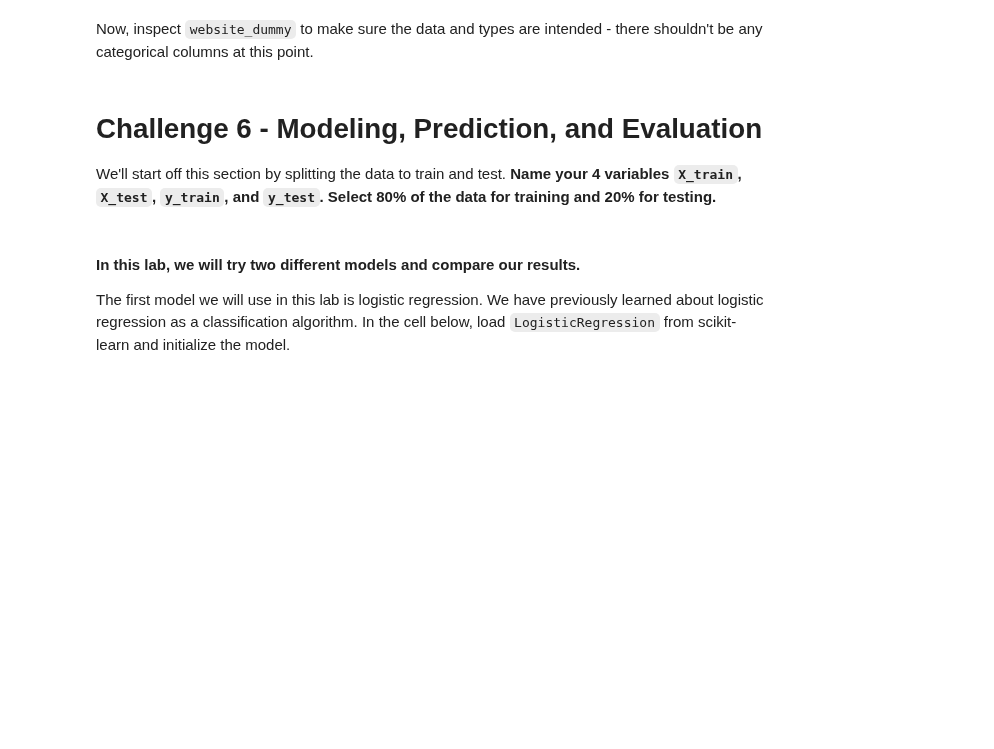
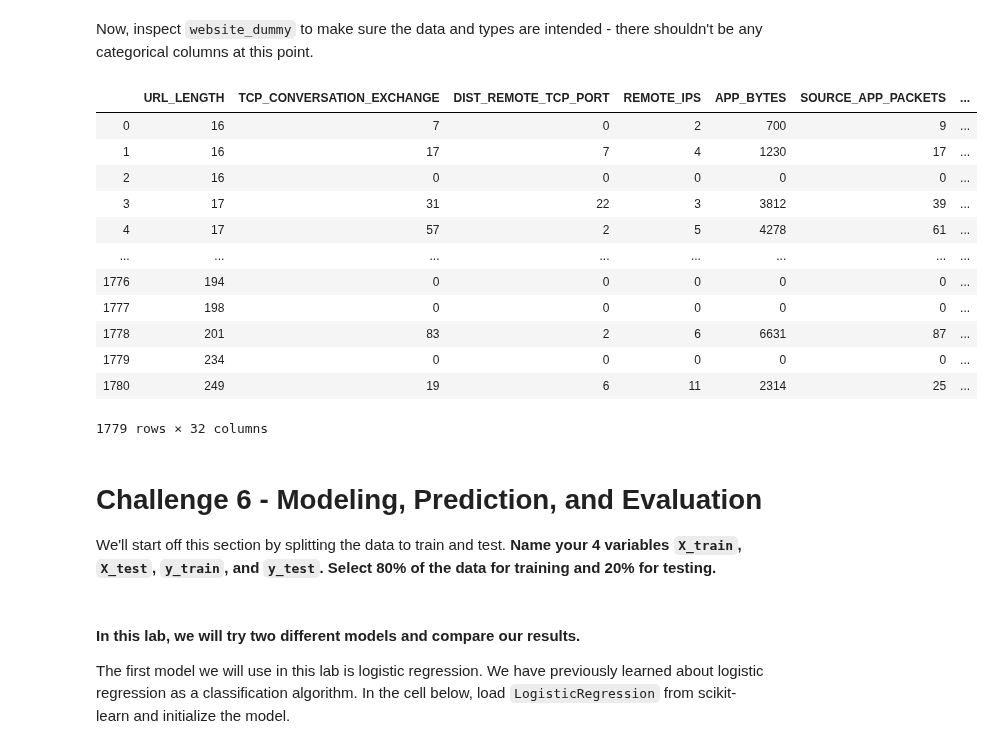
Before and after one commit to ta-data-lis/lab-supervised-learning, a Jupyter notebook: your-code/main.ipynb, the cells around one changed output. Saved outputs shown, nothing was run; the diff lists cells and outputs as text; code cells hidden in the pictures; blank space fills up the shorter version.

```diff
--- a/your-code/main.ipynb
+++ b/your-code/main.ipynb
@@ -178,3 +315,5 @@ In addition, we will also drop `WHOIS_REGDATE` and `WHOIS_UPDATED_DATE`. These a
+# %%
+websites = websites.drop(['WHOIS_STATEPRO', 'WHOIS_REGDATE', 'WHOIS_UPDATED_DATE'], axis = 'columns')
 # %% [markdown]
 # Challenge 5 - Handle Remaining Categorical Data & Convert to Ordinal
 
@@ -188,2 +342,4 @@ Now print the `dtypes` of the data again. Besides `WHOIS_COUNTRY` which we alrea
+# %%
+websites = websites.drop(['URL'], axis = 'columns')
 # %% [markdown]
 #### Print the unique value counts of `CHARSET`. You see there are only a few unique values. So we can keep it as it is.
@@ -209,0 +391,21 @@ At the end, your `SERVER` column should only contain 4 unique values: `Microsoft
+# %%
+def server_function(x):
+    """
+    Check if each SERVER value contains Microsoft, Apache, and nginx
+
+    Args:
+        x: data column
+
+    Returns:
+        4 unique values: Microsoft, Apache, nginx, and Other
+    """
+    if 'Microsoft' in x:
+        return ('Microsoft')
+    elif 'Apache' in x:
+        return ('Apache')
+    elif 'nginx' in x:
+        return ('nginx')
+    else:
+        return ('Other')
+
+websites.SERVER = websites.SERVER.apply(server_function)
@@ -214,2 +440,4 @@ OK, all our categorical data are fixed now. **Let's convert them to ordinal data
+# %%
+website_dummy = pd.get_dummies(websites, drop_first = True)
 # %% [markdown]
 Now, inspect `website_dummy` to make sure the data and types are intended - there shouldn't be any categorical columns at this point.
@@ -218,3 +444,19 @@ Now, inspect `website_dummy` to make sure the data and types are intended - ther
+# %%
+website_dummy
+# %% [output]
+|  | URL_LENGTH | TCP_CONVERSATION_EXCHANGE | DIST_REMOTE_TCP_PORT | REMOTE_IPS | APP_BYTES | SOURCE_APP_PACKETS | ... |
+| 0 | 16 | 7 | 0 | 2 | 700 | 9 | ... |
+| 1 | 16 | 17 | 7 | 4 | 1230 | 17 | ... |
+| 2 | 16 | 0 | 0 | 0 | 0 | 0 | ... |
+| 3 | 17 | 31 | 22 | 3 | 3812 | 39 | ... |
+| 4 | 17 | 57 | 2 | 5 | 4278 | 61 | ... |
+| ... | ... | ... | ... | ... | ... | ... | ... |
+| 1776 | 194 | 0 | 0 | 0 | 0 | 0 | ... |
+| 1777 | 198 | 0 | 0 | 0 | 0 | 0 | ... |
+| 1778 | 201 | 83 | 2 | 6 | 6631 | 87 | ... |
+| 1779 | 234 | 0 | 0 | 0 | 0 | 0 | ... |
+| 1780 | 249 | 19 | 6 | 11 | 2314 | 25 | ... |
+1779 rows × 32 columns
 # %% [markdown]
 # Challenge 6 - Modeling, Prediction, and Evaluation
 
```
Also changed, not shown: parts of 59 cells of this notebook.
